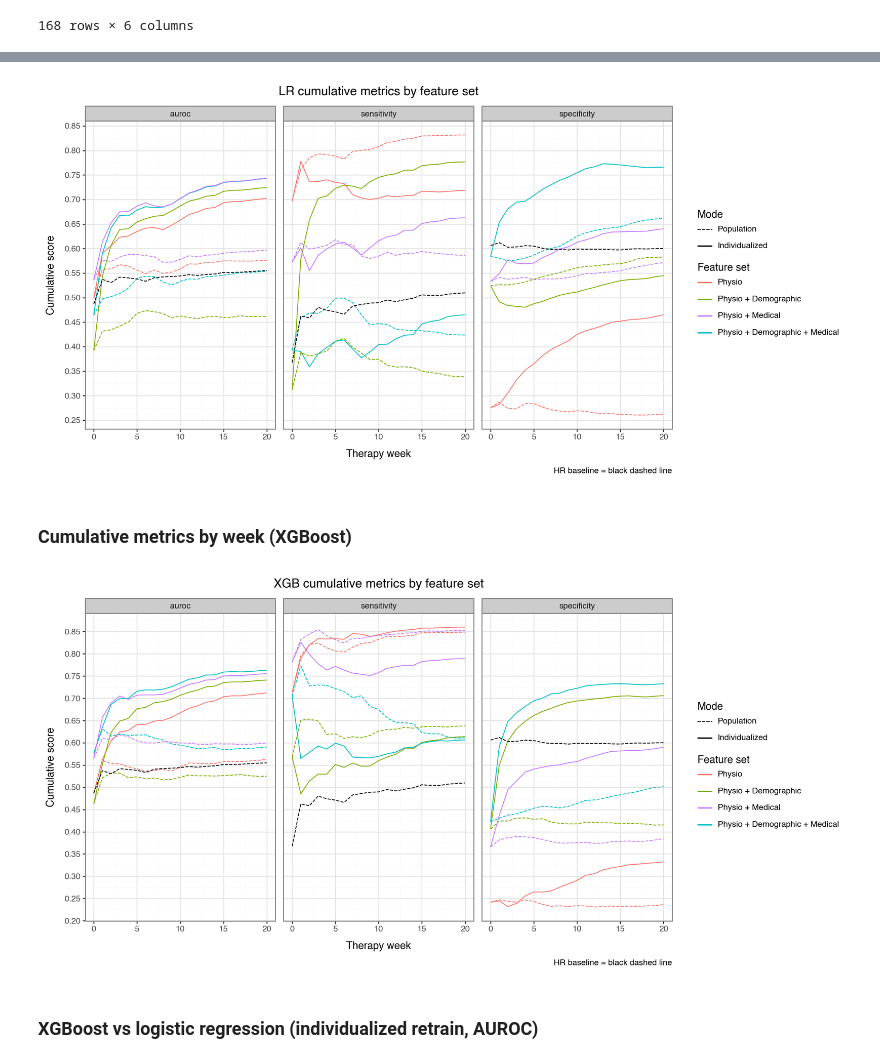
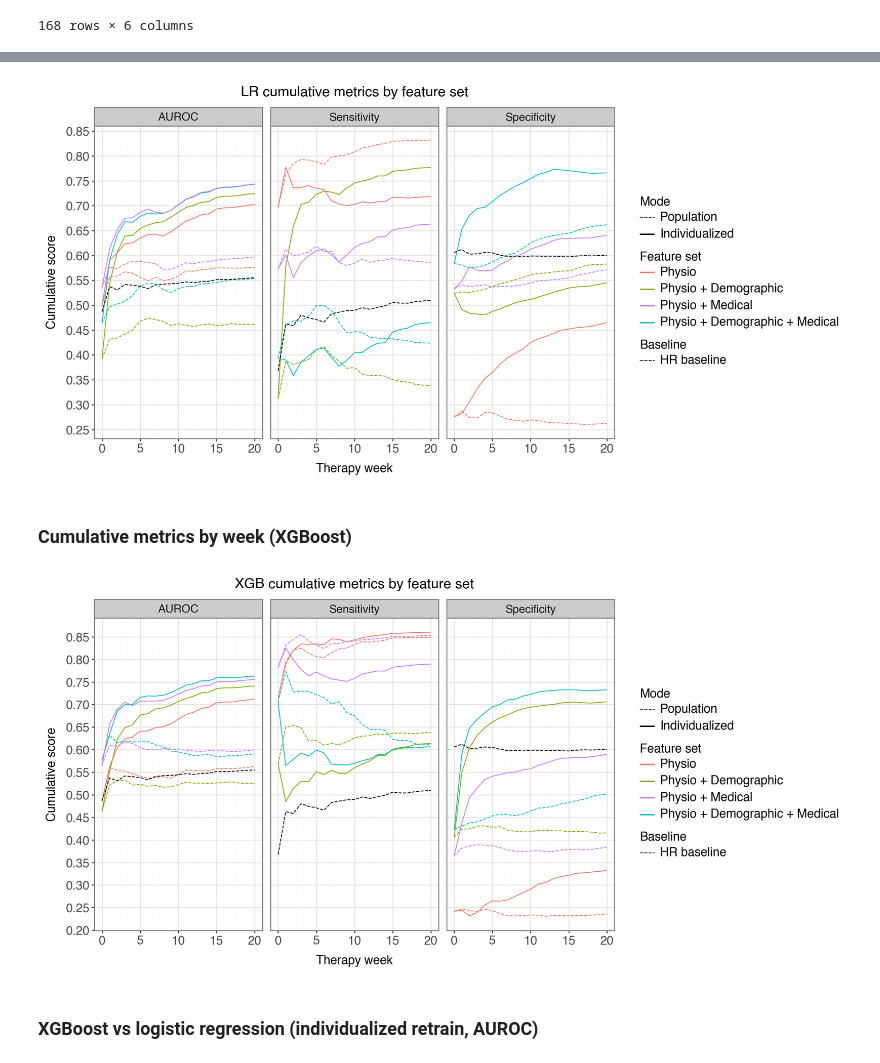
Before and after one commit to lab-heal/pistachio, a Jupyter notebook: eval_retrain_upweight.ipynb, the cells around one changed output, grey strips where cells are left out. Cells and saved outputs as stored; diff of their text form; code cells hidden in the pictures.

Commit message:
clean up figures

```diff
--- a/eval_retrain_upweight.ipynb
+++ b/eval_retrain_upweight.ipynb
@@ -330,75 +414,99 @@ def melt_metrics(df):
     ).dropna(subset=["score"])
 
 
+# Publication styling shared across every metrics plot: larger fonts, bold titles,
+# and pretty facet-strip labels (raw metric/estimator keys -> display names).
+PUB_THEME = P.theme_bw() + P.theme(
+    text=P.element_text(size=13),
+    plot_title=P.element_text(size=15, weight="bold"),
+    axis_title=P.element_text(size=13),
+    legend_title=P.element_text(size=13, weight="bold"),
+    strip_text=P.element_text(size=12, weight="bold"),
+)
+METRIC_LABELS = {
+    "auroc": "AUROC",
+    "sensitivity": "Sensitivity",
+    "specificity": "Specificity",
+}
+ESTIMATOR_LABELS = {"xgboost": "XGBoost", "lrl2": "Logistic regression"}
+FEATURE_SET_BREAKS = [
+    "watch",
+    "watch_demographic",
+    "watch_medical",
+    "watch_demographic_medical",
+]
+FEATURE_SET_LABELS = [
+    "Physio",
+    "Physio + Demographic",
+    "Physio + Medical",
+    "Physio + Demographic + Medical",
+]
+
 # LR: population (no_retrain) vs individualized (retrain_dyad) per feature set.
 # color encodes feature set, linetype encodes mode. The HR baseline corresponds to
-# neither, so it's drawn as a single separate black dashed line (its own layer).
+# neither, so it's drawn as its own black dashed layer and carried into the legend as
+# a separate "Baseline" group (via a dummy alpha aesthetic, styled with override_aes).
 lr_models = melt_metrics(cum[cum["estimator"] == "lrl2"])
 hr_baseline = melt_metrics(cum[cum["mode"] == "hr_baseline"])
 
 
 def plot_metrics(label: str, model_metrics, hr_baseline):
+    # Constant column -> its own (alpha) scale => a legend group distinct from
+    # Feature set (color) and Mode (linetype).
+    hr_baseline = hr_baseline.assign(baseline="HR baseline")
     return (
         P.ggplot(
             model_metrics, P.aes("week", "score", color="feature_set", linetype="mode")
         )
         + P.geom_line()
         + P.geom_line(
             hr_baseline,
-            P.aes("week", "score"),
+            P.aes("week", "score", alpha="baseline"),
             color="black",
             linetype="dashed",
             inherit_aes=False,
         )
-        + P.facet_wrap("metric")
-        # + P.lims(y=(0, 1))
+        + P.facet_wrap("metric", labeller=lambda s: METRIC_LABELS.get(s, s))
         + P.labs(
             title=f"{label} cumulative metrics by feature set",
             x="Therapy week",
             y="Cumulative score",
             color="Feature set",
             linetype="Mode",
-            caption="HR baseline = black dashed line",
         )
-        + P.theme_bw()
+        + PUB_THEME
         + P.theme(figure_size=(12, 6))
         + P.scale_y_continuous(breaks=breaks_width(0.05))
         + P.scale_linetype_manual(
             values=["dashed", "solid"], labels=["Population", "Individualized"]
         )
-        + P.scale_color_discrete(
-            breaks=[
-                "watch",
-                "watch_demographic",
-                "watch_medical",
-                "watch_demographic_medical",
-            ],
-            labels=[
-                "Physio",
-                "Physio + Demographic",
-                "Physio + Medical",
-                "Physio + Demographic + Medical",
-            ],
+        + P.scale_color_discrete(breaks=FEATURE_SET_BREAKS, labels=FEATURE_SET_LABELS)
+        # Baseline legend: one fully-opaque key, forced to render as a black dashed line.
+        + P.scale_alpha_manual(values=[1.0], name="Baseline")
+        + P.guides(
+            alpha=P.guide_legend(override_aes={"color": "black", "linetype": "dashed"})
         )
     )
 
 
-plot_metrics("LR", lr_models, hr_baseline)
+p_lr = plot_metrics("LR", lr_models, hr_baseline)
+p_lr
 # %% [output]
-[figure, old version]
+[figure, new version]
 # %% [markdown]
 ### Cumulative metrics by week (XGBoost)
 # %%
 # XGBoost: population (no_retrain) vs individualized (retrain_dyad) per feature set.
-# color encodes feature set, linetype encodes mode. The HR baseline corresponds to
-# neither, so it's drawn as a single separate black dashed line (its own layer).
+# color encodes feature set, linetype encodes mode. The HR baseline is its own black
+# dashed layer and appears as a separate "Baseline" legend group (see plot_metrics).
 xgb_models = melt_metrics(cum[cum["estimator"] == "xgboost"])
 baseline = melt_metrics(cum[cum["mode"] == "hr_baseline"])
 
 
-plot_metrics("XGB", xgb_models, baseline)
+p_xgb = plot_metrics("XGB", xgb_models, baseline)
+p_xgb
 # %% [output]
-[figure, old version]
+[figure, new version]
 # %% [markdown]
 ### XGBoost vs logistic regression (individualized retrain, AUROC)
 # %%
```
Also changed, not shown: parts of 15 cells of this notebook, 11 other files.
